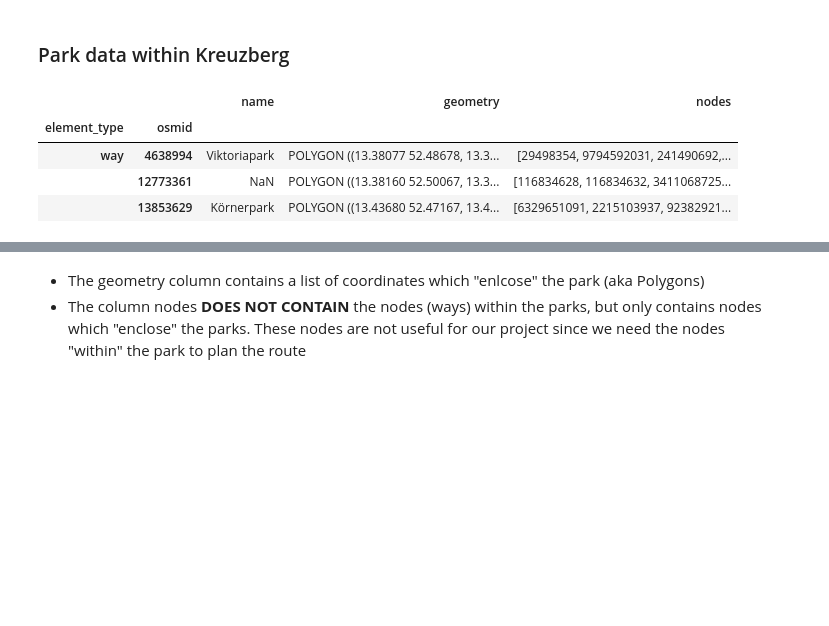
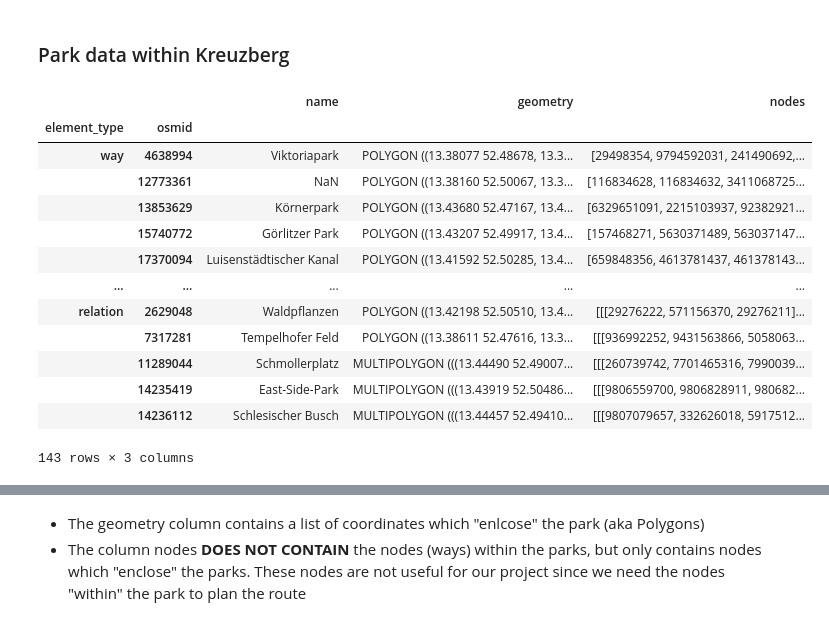
Before and after one commit to Heity94/WalkieLookie, a Jupyter notebook: notebooks/ParkData_Example.ipynb, the cells around one changed output, grey strips where cells are left out. Cells and saved outputs as stored; diff of their text form; code cells hidden in the pictures; blank space fills up the shorter version.

```diff
--- a/notebooks/ParkData_Example.ipynb
+++ b/notebooks/ParkData_Example.ipynb
@@ -108,10 +104,19 @@ with open(data_path+'bln_parks_xberg.obj', 'rb') as fp:
   bln_xberg_parks = pickle.load(fp)
 # %%
 # Check relevant columns of geodataframe
-bln_xberg_parks[["name","geometry","nodes"]].head(3)
+bln_xberg_parks[["name","geometry","nodes"]]
 # %% [output]
 |  |  | name | geometry | nodes |
 | element_type | osmid |  |  |  |
 | way | 4638994 | Viktoriapark | POLYGON ((13.38077 52.48678, 13.3... | [29498354, 9794592031, 241490692,... |
 |  | 12773361 | NaN | POLYGON ((13.38160 52.50067, 13.3... | [116834628, 116834632, 3411068725... |
 |  | 13853629 | Körnerpark | POLYGON ((13.43680 52.47167, 13.4... | [6329651091, 2215103937, 92382921... |
+|  | 15740772 | Görlitzer Park | POLYGON ((13.43207 52.49917, 13.4... | [157468271, 5630371489, 563037147... |
+|  | 17370094 | Luisenstädtischer Kanal | POLYGON ((13.41592 52.50285, 13.4... | [659848356, 4613781437, 461378143... |
+| ... | ... | ... | ... | ... |
+| relation | 2629048 | Waldpflanzen | POLYGON ((13.42198 52.50510, 13.4... | [[[29276222, 571156370, 29276211]... |
+|  | 7317281 | Tempelhofer Feld | POLYGON ((13.38611 52.47616, 13.3... | [[[936992252, 9431563866, 5058063... |
+|  | 11289044 | Schmollerplatz | MULTIPOLYGON (((13.44490 52.49007... | [[[260739742, 7701465316, 7990039... |
+|  | 14235419 | East-Side-Park | MULTIPOLYGON (((13.43919 52.50486... | [[[9806559700, 9806828911, 980682... |
+|  | 14236112 | Schlesischer Busch | MULTIPOLYGON (((13.44457 52.49410... | [[[9807079657, 332626018, 5917512... |
+143 rows × 3 columns
```
Also changed, not shown: parts of 16 cells of this notebook.
